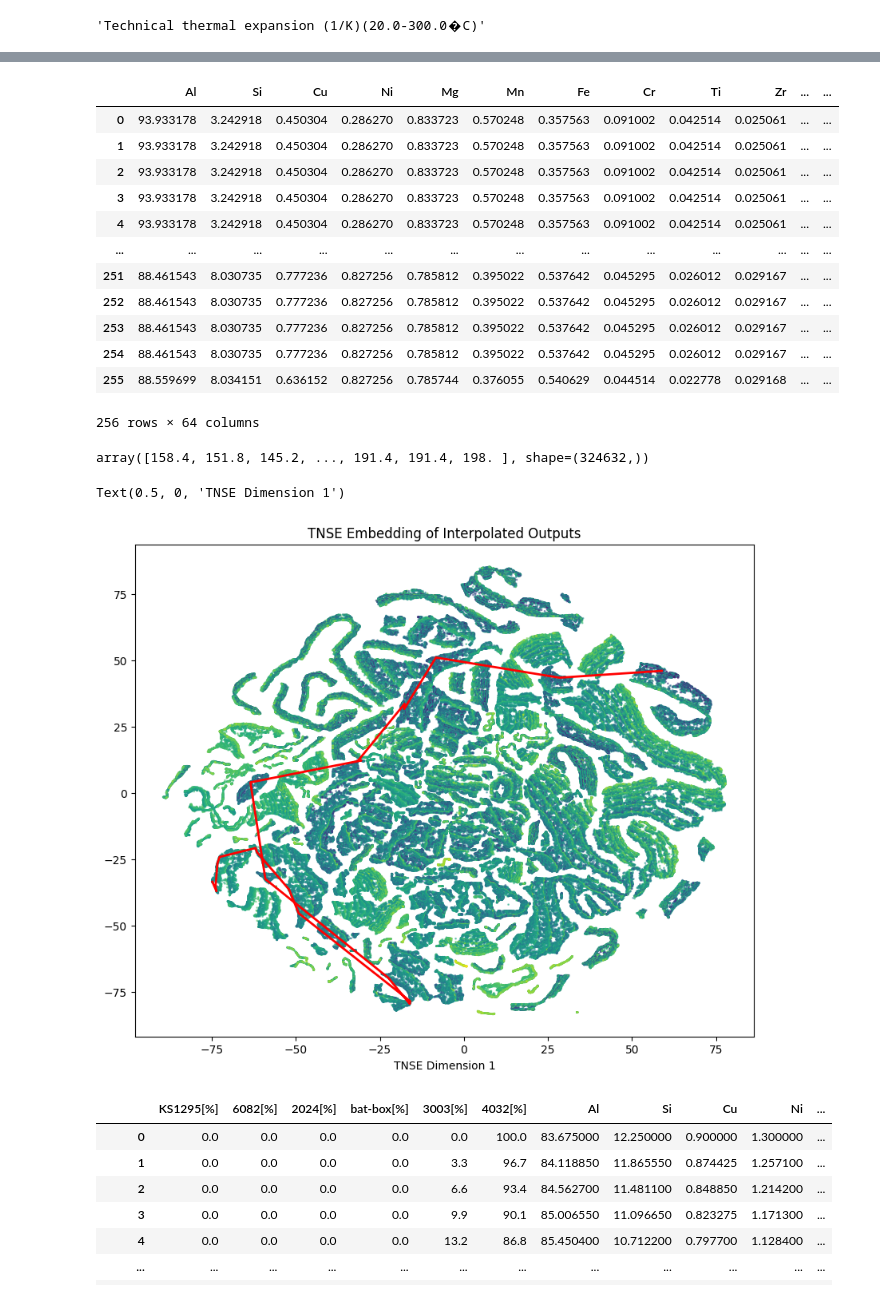
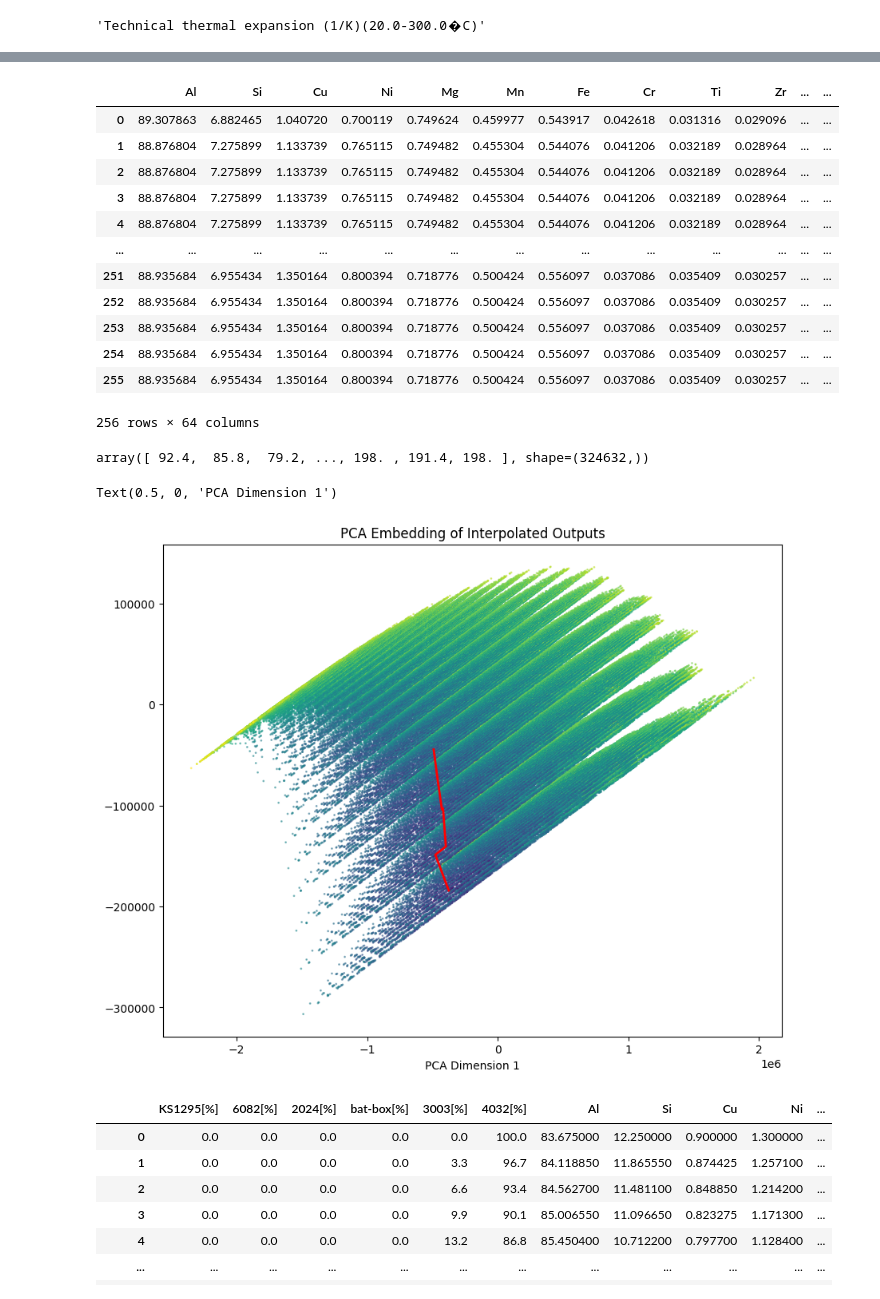
Before and after one commit to Dakantz/ParamInter, a Jupyter notebook: backend/exploration.ipynb, the cells around one changed output, grey strips where cells are left out. Cells and saved outputs as stored; diff of their text form; code cells hidden in the pictures.

```diff
--- a/backend/exploration.ipynb
+++ b/backend/exploration.ipynb
@@ -274,6 +261,9 @@ Validation MSE for Technical thermal expansion (1/K)(20.0-300.0�C): 0.0000
 # %%
-tsne=TSNE(
-    n_components=2,
-    perplexity=40,
-    )
-emb_tsne = tsne.fit_transform(cleaned[output_cols].values)
+# tsne=TSNE(
+#     n_components=2,
+#     perplexity=40,
+#     )
+# emb_tsne = tsne.fit_transform(cleaned[output_cols].values)
+from sklearn.decomposition import PCA
+pca = PCA(n_components=2)
+emb_tsne = pca.fit_transform(cleaned[output_cols].values)
@@ -292,5 +280,5 @@ Text(0, 0.5, 'TSNE Dimension 2')
 # %%
-dp_idxs = [10000, 1025]
+dp_idxs = [15000, 164632]
 
 n_samples = 256
 
@@ -330,17 +318,17 @@ outputs_interpolated_df = pd.DataFrame(
 outputs_interpolated_df
 # %% [output]
 |  | Al | Si | Cu | Ni | Mg | Mn | Fe | Cr | Ti | Zr | ... | ... |
-| 0 | 93.933178 | 3.242918 | 0.450304 | 0.286270 | 0.833723 | 0.570248 | 0.357563 | 0.091002 | 0.042514 | 0.025061 | ... | ... |
-| 1 | 93.933178 | 3.242918 | 0.450304 | 0.286270 | 0.833723 | 0.570248 | 0.357563 | 0.091002 | 0.042514 | 0.025061 | ... | ... |
-| 2 | 93.933178 | 3.242918 | 0.450304 | 0.286270 | 0.833723 | 0.570248 | 0.357563 | 0.091002 | 0.042514 | 0.025061 | ... | ... |
-| 3 | 93.933178 | 3.242918 | 0.450304 | 0.286270 | 0.833723 | 0.570248 | 0.357563 | 0.091002 | 0.042514 | 0.025061 | ... | ... |
-| 4 | 93.933178 | 3.242918 | 0.450304 | 0.286270 | 0.833723 | 0.570248 | 0.357563 | 0.091002 | 0.042514 | 0.025061 | ... | ... |
+| 0 | 89.307863 | 6.882465 | 1.040720 | 0.700119 | 0.749624 | 0.459977 | 0.543917 | 0.042618 | 0.031316 | 0.029096 | ... | ... |
+| 1 | 88.876804 | 7.275899 | 1.133739 | 0.765115 | 0.749482 | 0.455304 | 0.544076 | 0.041206 | 0.032189 | 0.028964 | ... | ... |
+| 2 | 88.876804 | 7.275899 | 1.133739 | 0.765115 | 0.749482 | 0.455304 | 0.544076 | 0.041206 | 0.032189 | 0.028964 | ... | ... |
+| 3 | 88.876804 | 7.275899 | 1.133739 | 0.765115 | 0.749482 | 0.455304 | 0.544076 | 0.041206 | 0.032189 | 0.028964 | ... | ... |
+| 4 | 88.876804 | 7.275899 | 1.133739 | 0.765115 | 0.749482 | 0.455304 | 0.544076 | 0.041206 | 0.032189 | 0.028964 | ... | ... |
 | ... | ... | ... | ... | ... | ... | ... | ... | ... | ... | ... | ... | ... |
-| 251 | 88.461543 | 8.030735 | 0.777236 | 0.827256 | 0.785812 | 0.395022 | 0.537642 | 0.045295 | 0.026012 | 0.029167 | ... | ... |
-| 252 | 88.461543 | 8.030735 | 0.777236 | 0.827256 | 0.785812 | 0.395022 | 0.537642 | 0.045295 | 0.026012 | 0.029167 | ... | ... |
-| 253 | 88.461543 | 8.030735 | 0.777236 | 0.827256 | 0.785812 | 0.395022 | 0.537642 | 0.045295 | 0.026012 | 0.029167 | ... | ... |
-| 254 | 88.461543 | 8.030735 | 0.777236 | 0.827256 | 0.785812 | 0.395022 | 0.537642 | 0.045295 | 0.026012 | 0.029167 | ... | ... |
-| 255 | 88.559699 | 8.034151 | 0.636152 | 0.827256 | 0.785744 | 0.376055 | 0.540629 | 0.044514 | 0.022778 | 0.029168 | ... | ... |
+| 251 | 88.935684 | 6.955434 | 1.350164 | 0.800394 | 0.718776 | 0.500424 | 0.556097 | 0.037086 | 0.035409 | 0.030257 | ... | ... |
+| 252 | 88.935684 | 6.955434 | 1.350164 | 0.800394 | 0.718776 | 0.500424 | 0.556097 | 0.037086 | 0.035409 | 0.030257 | ... | ... |
+| 253 | 88.935684 | 6.955434 | 1.350164 | 0.800394 | 0.718776 | 0.500424 | 0.556097 | 0.037086 | 0.035409 | 0.030257 | ... | ... |
+| 254 | 88.935684 | 6.955434 | 1.350164 | 0.800394 | 0.718776 | 0.500424 | 0.556097 | 0.037086 | 0.035409 | 0.030257 | ... | ... |
+| 255 | 88.935684 | 6.955434 | 1.350164 | 0.800394 | 0.718776 | 0.500424 | 0.556097 | 0.037086 | 0.035409 | 0.030257 | ... | ... |
 256 rows × 64 columns
 # %%
 # find closest points in the embedding space
@@ -355,16 +344,16 @@ similarites=np.abs(cleaned[input_cols].values - inputs[0]).sum(axis=1)
 # %%
 similarites
 # %% [output]
-array([158.4, 151.8, 145.2, ..., 191.4, 191.4, 198. ], shape=(324632,))
+array([ 92.4,  85.8,  79.2, ..., 198. , 191.4, 198. ], shape=(324632,))
 # %%
 plt.figure(figsize=(10, 8))
 plt.scatter(emb_tsne[:, 0], emb_tsne[:, 1], s=1, c=similarites, alpha=0.5)
 plt.plot(embeddings_nn[:, 0], embeddings_nn[:, 1], color='red', linewidth=2)
-plt.title("TNSE Embedding of Interpolated Outputs")
-plt.xlabel("TNSE Dimension 1")
+plt.title("PCA Embedding of Interpolated Outputs")
+plt.xlabel("PCA Dimension 1")
 # %% [output]
-Text(0.5, 0, 'TNSE Dimension 1')
+Text(0.5, 0, 'PCA Dimension 1')
-[figure, old version]
+[figure, new version]
 # %%
 data
 # %% [output]
```
Also changed, not shown: parts of 9 cells of this notebook, 5 other files.
